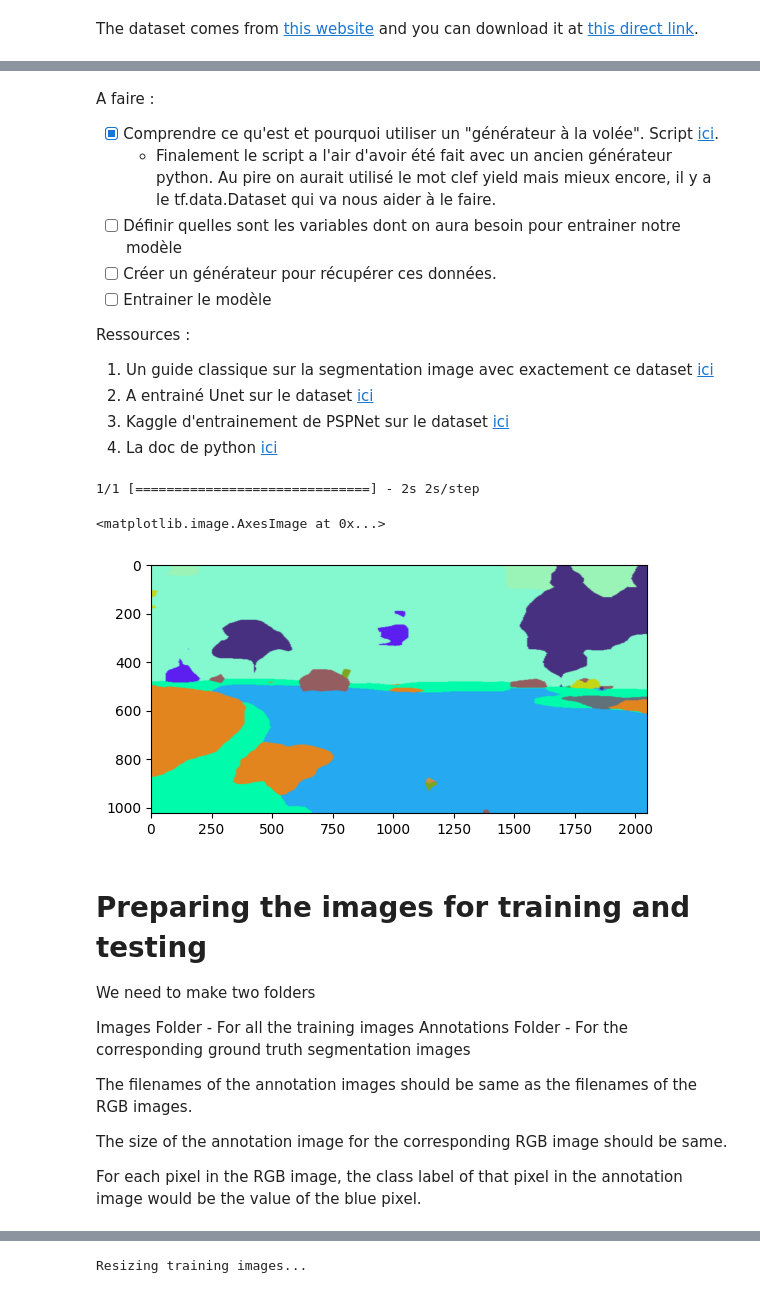
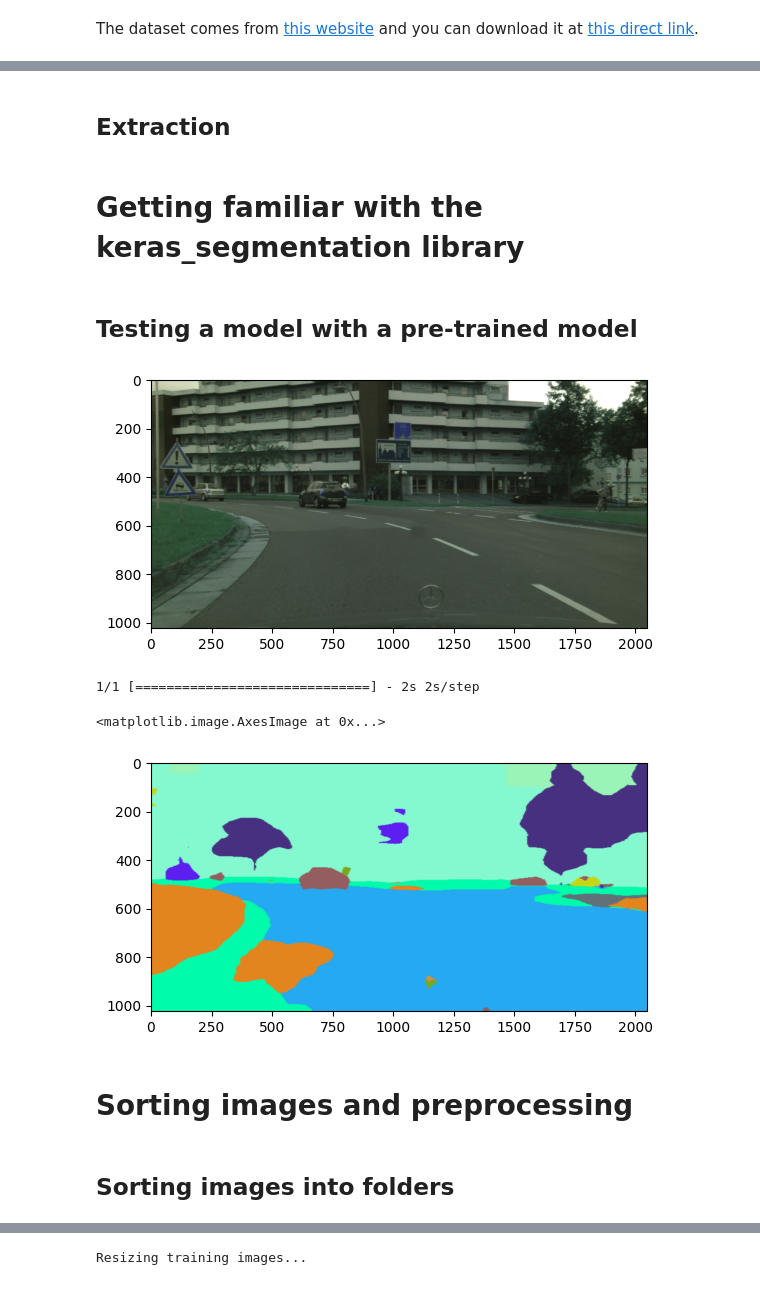
Before and after one commit to Hkllopp/data-segmentation, a Jupyter notebook: notebook.ipynb, the cells around one changed output, grey strips where cells are left out. Saved outputs shown, nothing was run; the diff lists cells and outputs as text; code cells hidden in the pictures.

Commit message:
Finishing training from scartch and adding chaptrs

```diff
--- a/notebook.ipynb
+++ b/notebook.ipynb
@@ -24,6 +41,8 @@ if not os.path.isfile(file_path_2):
     print(f'{file_path_2} archive does not exist. Downloading from internet...')
     urllib.request.urlretrieve(file2_url, file_path_2)
     print('Download complete.')
+# %% [markdown]
+## Extraction
 # %%
 # Create another directory and extract the file in it
 path_to_extract = f'dataset/'
@@ -34,56 +53,43 @@ with zipfile.ZipFile(file_path, 'r') as zip_ref:
 # Create another directory and extract the file in it
 with zipfile.ZipFile(file_path_2, 'r') as zip_ref:
     zip_ref.extractall(path_to_extract)
-# %% [markdown]
-A faire :
-- [x] Comprendre ce qu'est et pourquoi utiliser un "générateur à la volée". Script [ici](https://github.com/srihari-humbarwadi/cityscapes-segmentation-with-Unet/blob/master/batch_training.py).
-  - Finalement le script a l'air d'avoir été fait avec un ancien générateur python. Au pire on aurait utilisé le mot clef yield mais mieux encore, il y a le tf.data.Dataset qui va nous aider à le faire.
-- [ ] Définir quelles sont les variables dont on aura besoin pour entrainer notre modèle
-- [ ] Créer un générateur pour récupérer ces données.
-- [ ] Entrainer le modèle
-
-Ressources :
-1. Un guide classique sur la segmentation image avec exactement ce dataset [ici](https://divamgupta.com/image-segmentation/2019/06/06/deep-learning-semantic-segmentation-keras.html)
-2. A entrainé Unet sur le dataset [ici](https://github.com/srihari-humbarwadi/cityscapes-segmentation-with-Unet)
-3. Kaggle d'entrainement de PSPNet sur le dataset [ici](https://www.kaggle.com/code/santhalnr/cityscapes-image-segmentation-pspnet/notebook)
-4. La doc de python [ici](https://docs.python.org/3/index.html)
+# %% [markdown]
+# Getting familiar with the keras_segmentation library
+# %% [markdown]
+## Testing a model with a pre-trained model
 # %%
 # Test of the module with pre-trained model
 
 from keras_segmentation.pretrained import pspnet_50_ADE_20K
 
 model = pspnet_50_ADE_20K()
 
 in_name = r"C:\Users\barau\Documents\FormationOpenClassrooms\Projet8\data-segmentation\dataset\leftImg8bit\train\aachen\aachen_000000_000019_leftImg8bit.png"
 out_name = "out.png"
+
+plt.imshow(cv2.imread(in_name, cv2.IMREAD_COLOR))
+plt.show()
+
 out = model.predict_segmentation(
     inp=in_name,
     out_fname=out_name
 )
 
 import cv2
 import matplotlib.pyplot as plt
 # display the image
 
 img = cv2.imread(out_name)
 plt.imshow(img)
 # %% [output]
+[figure, new version]
 1/1 [==============================] - 2s 2s/step
 <matplotlib.image.AxesImage at 0x...>
-[figure, old version]
+[figure, added]
-# %% [markdown]
-# Preparing the images for training and testing
-
-We need to make two folders
-
-Images Folder - For all the training images
-Annotations Folder - For the corresponding ground truth segmentation images
-
-The filenames of the annotation images should be same as the filenames of the RGB images.
-
-The size of the annotation image for the corresponding RGB image should be same.
-
-For each pixel in the RGB image, the class label of that pixel in the annotation image would be the value of the blue pixel.
+# %% [markdown]
+# Sorting images and preprocessing
+# %% [markdown]
+## Sorting images into folders
 # %%
 # Without doing a generator, let's segment images and labelling
 
```
Also changed, not shown: parts of 21 cells of this notebook.
